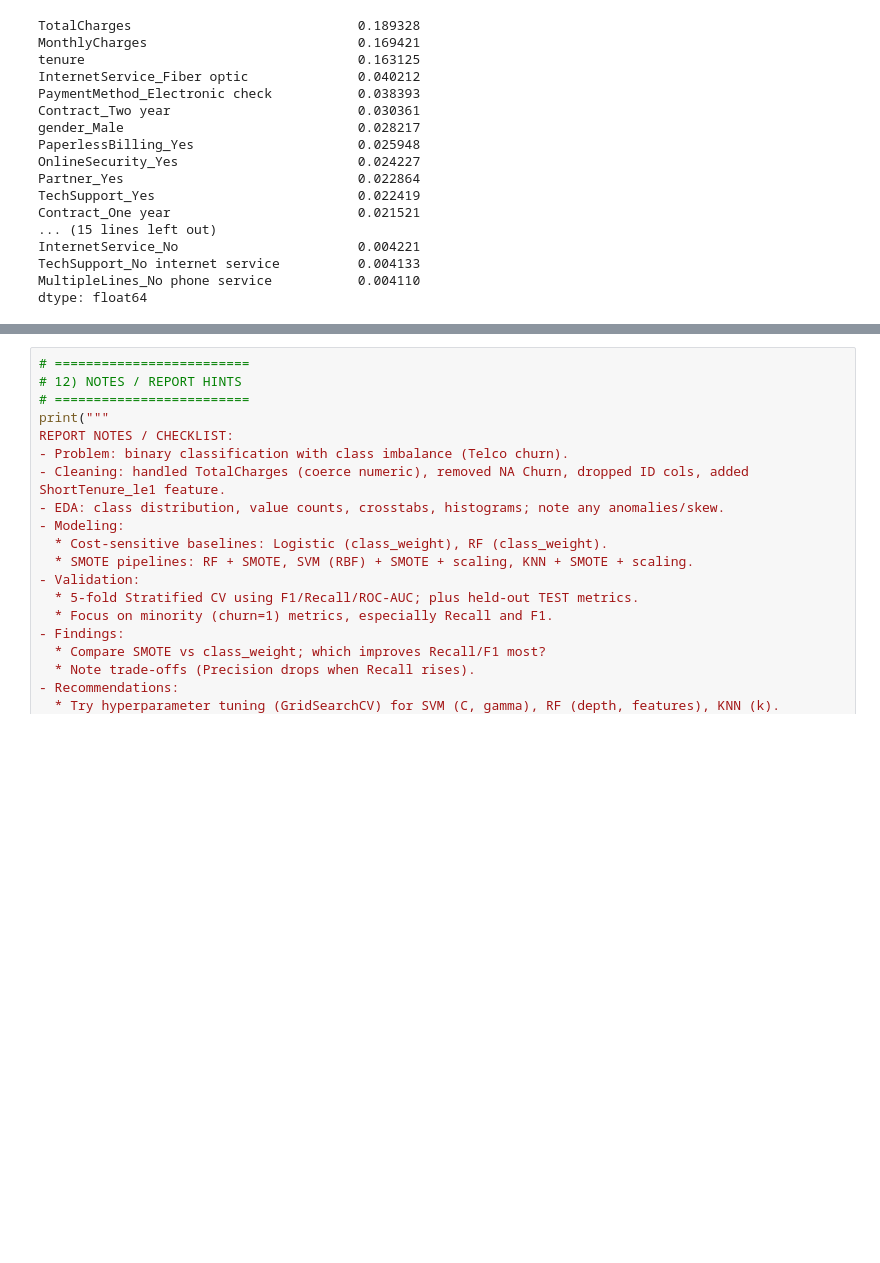
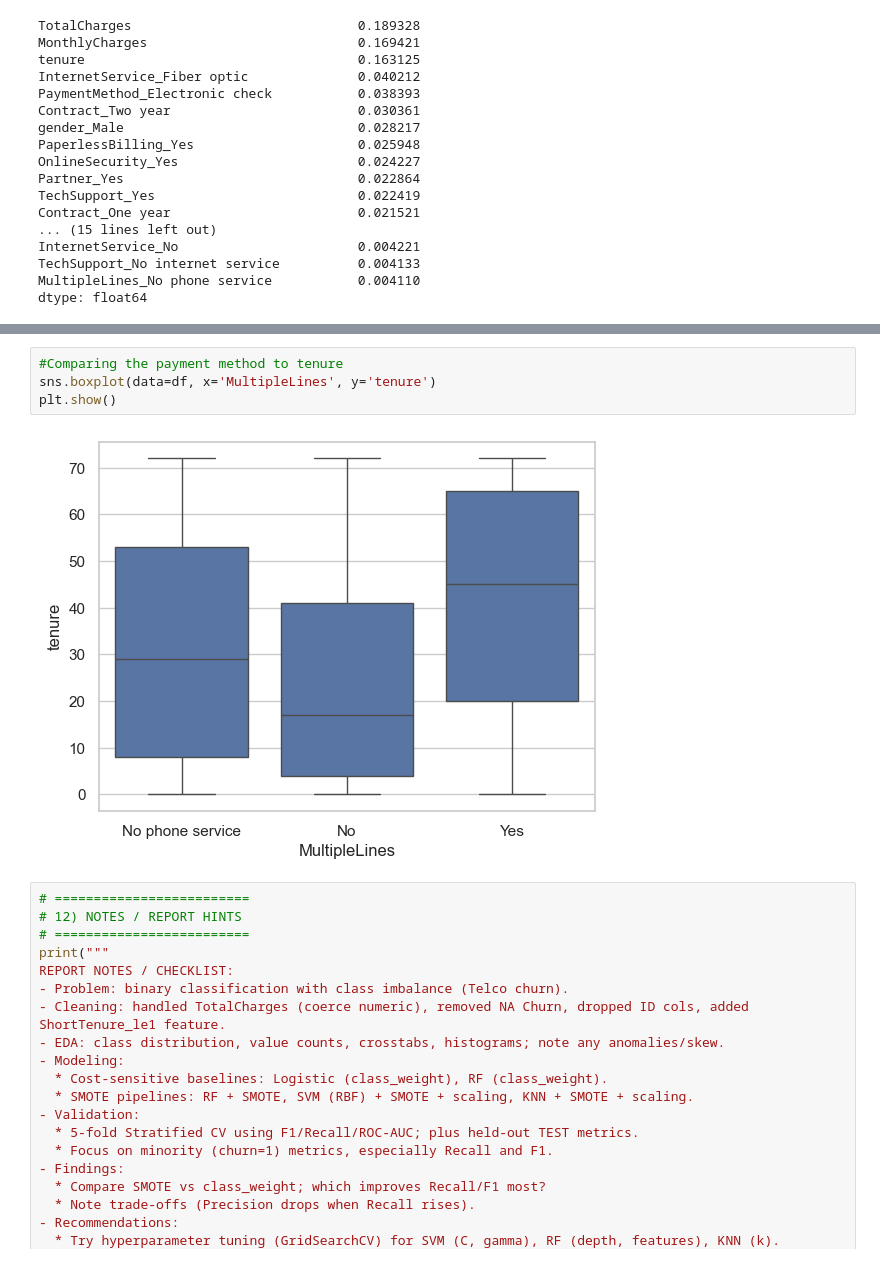
Before and after one commit to K3ny3tta/Group6_TelcoData, a Jupyter notebook: group6_telco_rf.ipynb, the cells around one changed output, grey strips where cells are left out. Cells and saved outputs as stored; diff of their text form; blank space fills up the shorter version.

```diff
--- a/group6_telco_rf.ipynb
+++ b/group6_telco_rf.ipynb
@@ -464,3 +515,9 @@ dtype: float64
+# %%
+#Comparing the payment method to tenure
+sns.boxplot(data=df, x='MultipleLines', y='tenure')
+plt.show()
+# %% [output]
+[figure, added]
 # %%
 # =========================
 # 12) NOTES / REPORT HINTS
```
Also changed, not shown: parts of 10 cells of this notebook.
